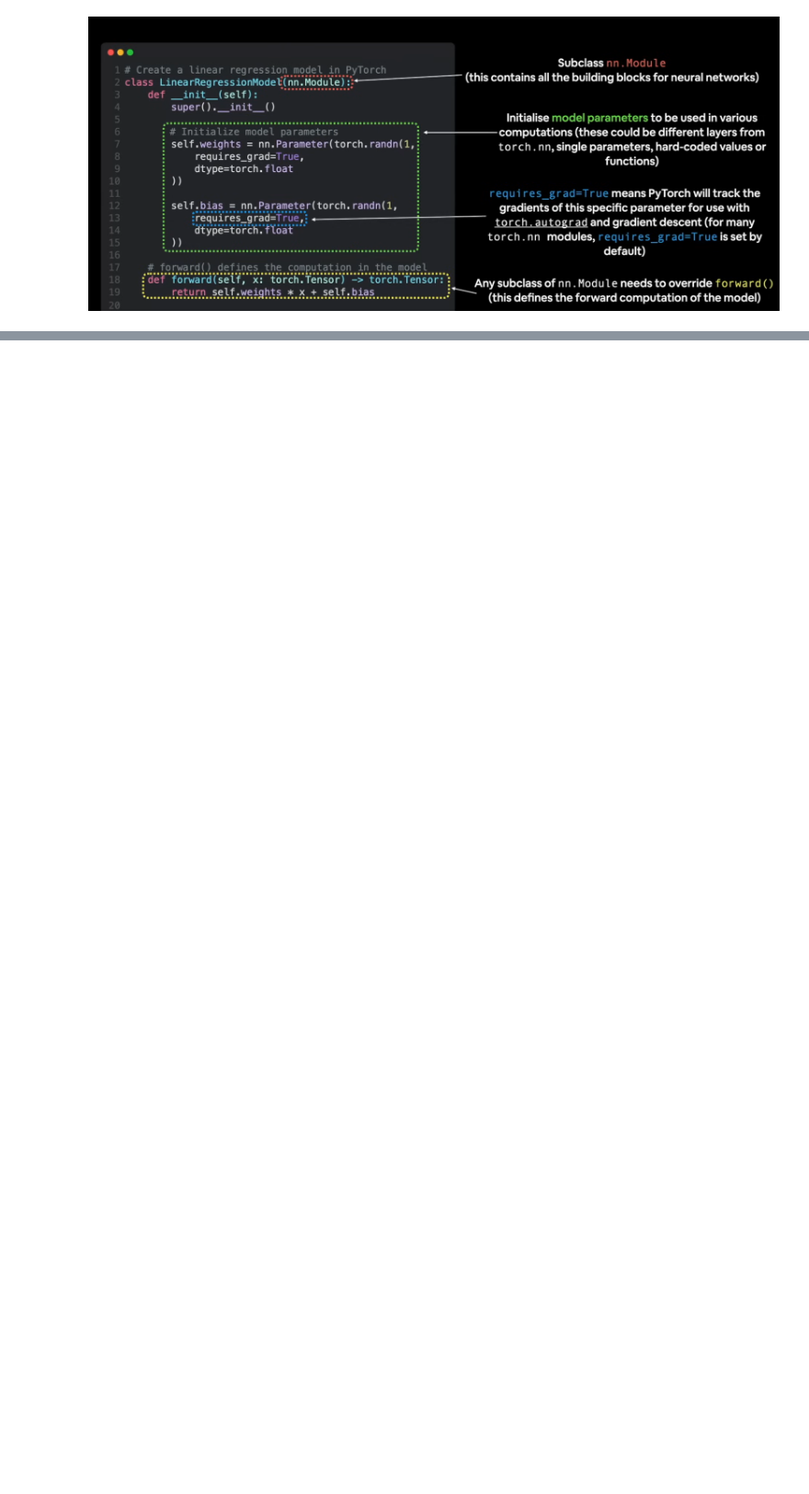
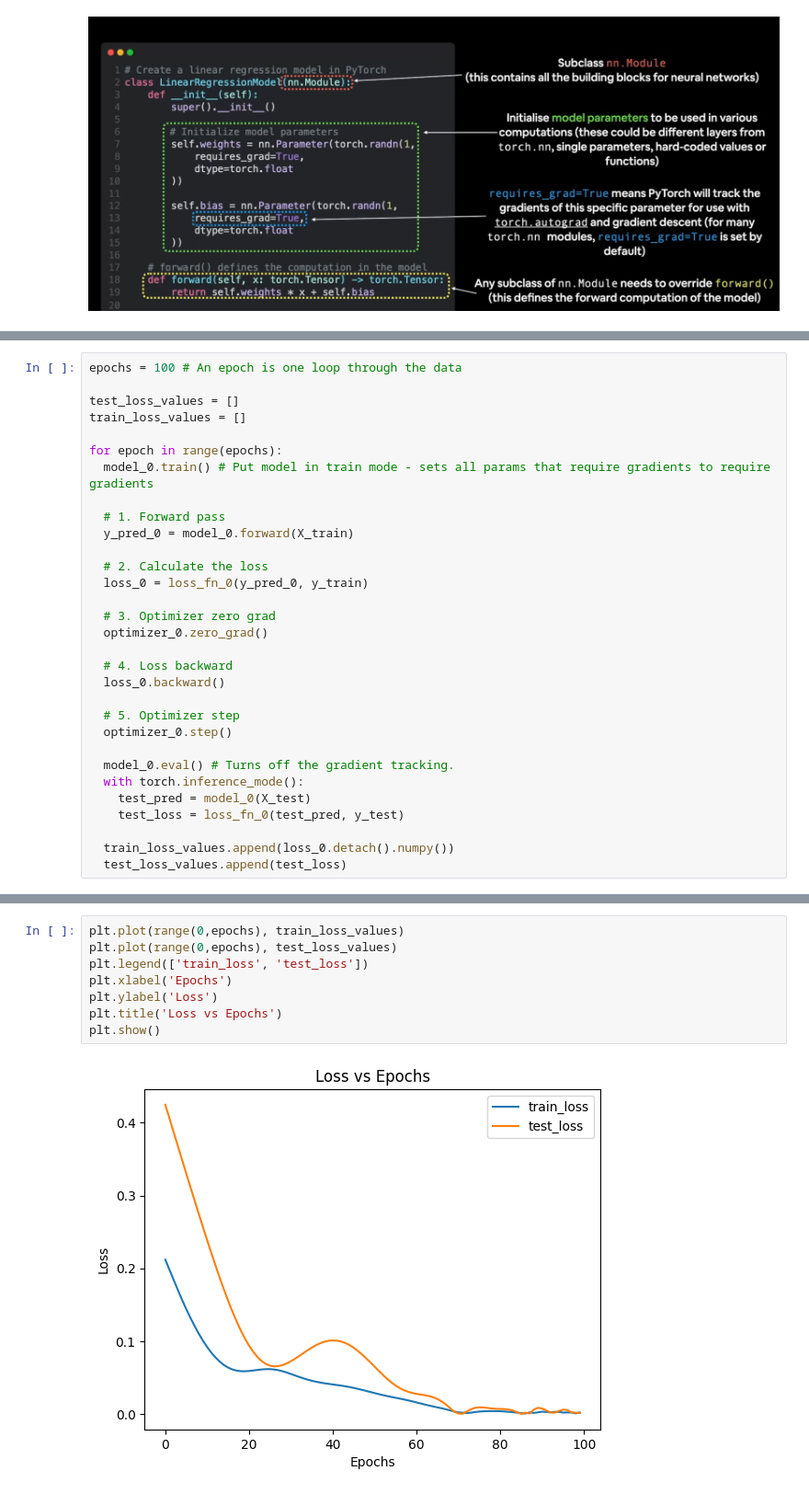
Before and after one commit to YashChaudhary16/PyTorch, a Jupyter notebook: 01_PyTorch_Workflow.ipynb, the cells around one changed output, grey strips where cells are left out. Shown at 92% size. Drawn from its saved outputs; the diff is of its cells as text; blank space fills up the shorter version.

```diff
--- a/01_PyTorch_Workflow.ipynb
+++ b/01_PyTorch_Workflow.ipynb
@@ -105,0 +167,31 @@ class LinearRegressionModel(nn.Module): # almost everything in PyTorch inherits
+# %%
+epochs = 100 # An epoch is one loop through the data
+
+test_loss_values = []
+train_loss_values = []
+
+for epoch in range(epochs):
+  model_0.train() # Put model in train mode - sets all params that require gradients to require gradients
+
+  # 1. Forward pass
+  y_pred_0 = model_0.forward(X_train)
+
+  # 2. Calculate the loss
+  loss_0 = loss_fn_0(y_pred_0, y_train)
+
+  # 3. Optimizer zero grad
+  optimizer_0.zero_grad()
+
+  # 4. Loss backward
+  loss_0.backward()
+
+  # 5. Optimizer step
+  optimizer_0.step()
+
+  model_0.eval() # Turns off the gradient tracking.
+  with torch.inference_mode():
+    test_pred = model_0(X_test)
+    test_loss = loss_fn_0(test_pred, y_test)
+
+  train_loss_values.append(loss_0.detach().numpy())
+  test_loss_values.append(test_loss)
@@ -105,0 +200,10 @@ class LinearRegressionModel(nn.Module): # almost everything in PyTorch inherits
+# %%
+plt.plot(range(0,epochs), train_loss_values)
+plt.plot(range(0,epochs), test_loss_values)
+plt.legend(['train_loss', 'test_loss'])
+plt.xlabel('Epochs')
+plt.ylabel('Loss')
+plt.title('Loss vs Epochs')
+plt.show()
+# %% [output]
+[figure, added]
```
Also changed, not shown: parts of 34 cells of this notebook.
